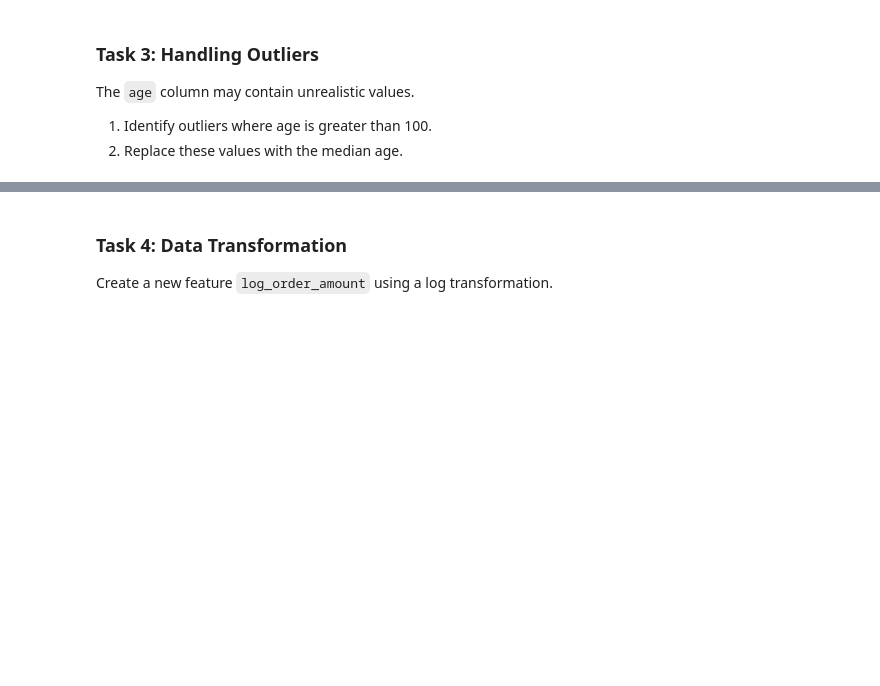
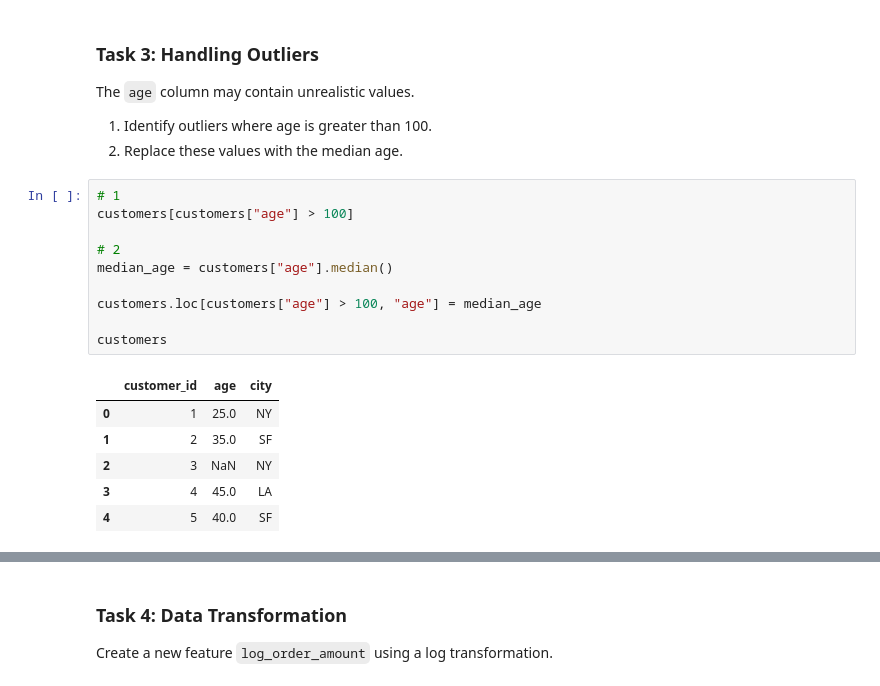
Before and after one commit to jianingni/pandas_exercises, a Jupyter notebook: Mock_01.ipynb, the cells around one changed output, grey strips where cells are left out. Drawn from its saved outputs; the diff is of its cells as text; blank space fills up the shorter version.

```diff
--- a/Mock_01.ipynb
+++ b/Mock_01.ipynb
@@ -48,3 +74,20 @@ The `age` column may contain unrealistic values.
 
 1. Identify outliers where age is greater than 100.
 2. Replace these values with the median age.
+# %%
+# 1
+customers[customers["age"] > 100]
+
+# 2
+median_age = customers["age"].median()
+
+customers.loc[customers["age"] > 100, "age"] = median_age
+
+customers
+# %% [output]
+|  | customer_id | age | city |
+| 0 | 1 | 25.0 | NY |
+| 1 | 2 | 35.0 | SF |
+| 2 | 3 | NaN | NY |
+| 3 | 4 | 45.0 | LA |
+| 4 | 5 | 40.0 | SF |
```
Also changed, not shown: parts of 12 cells of this notebook, 1 other file.
